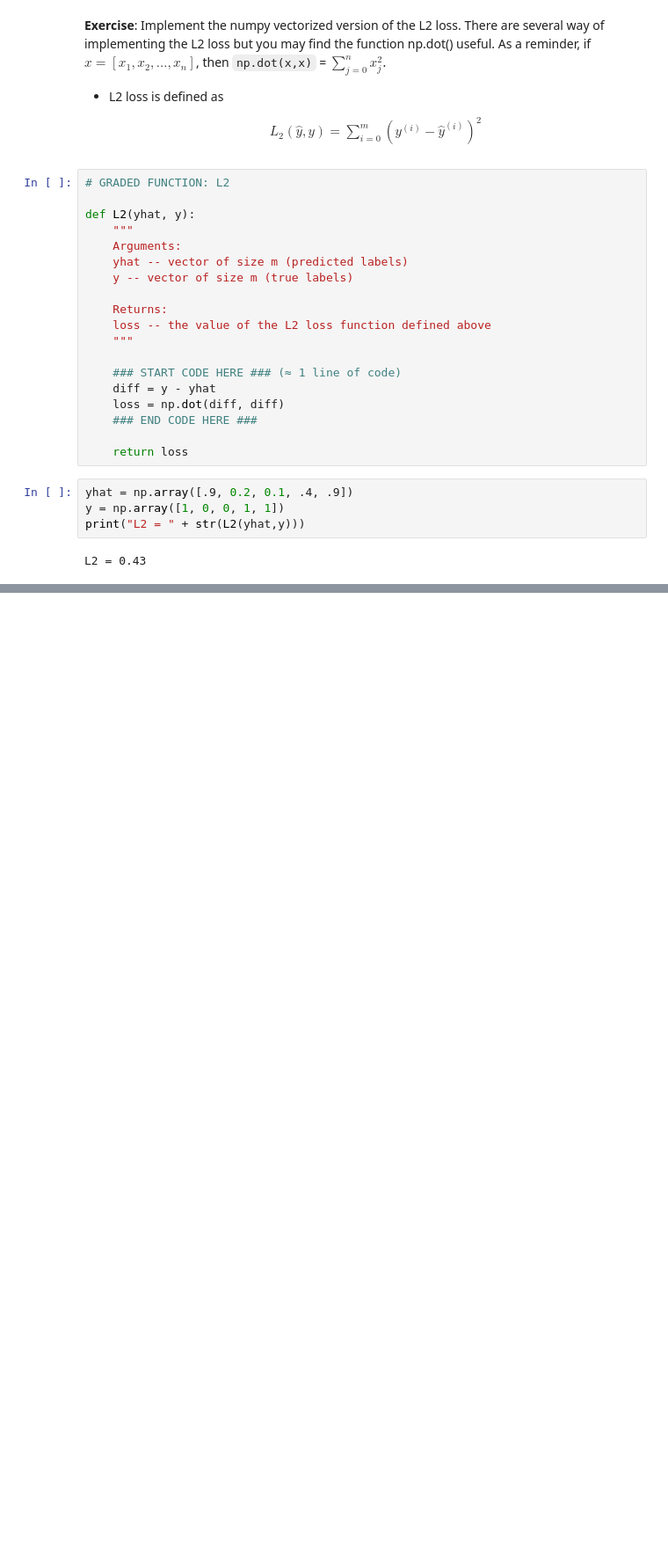
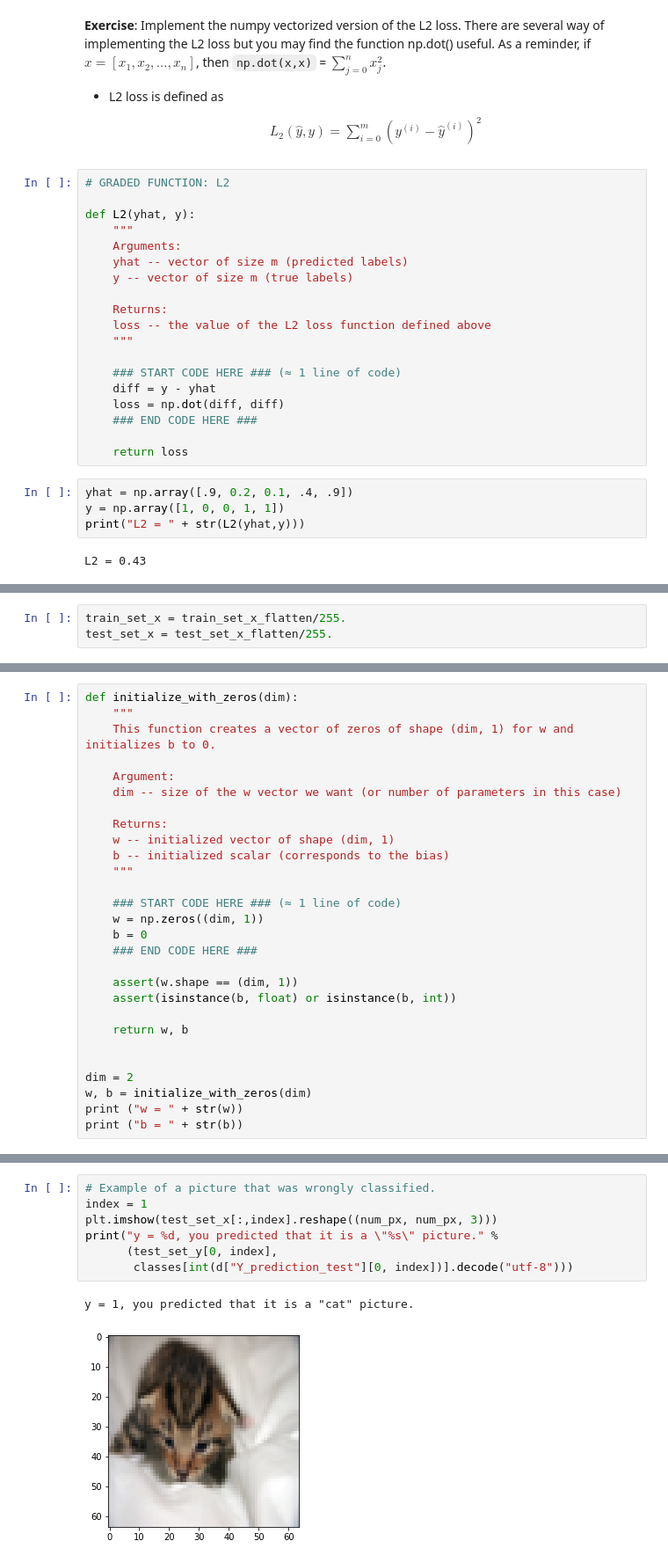
Before and after one commit to xinthink/coursera-deeplearning, a Jupyter notebook: 01-nn/week02/week02.ipynb, the cells around one changed output, grey strips where cells are left out. Shown at 88% size. Drawn from its saved outputs; the diff is of its cells as text; blank space fills up the shorter version.

```diff
--- a/01-nn/week02/week02.ipynb
+++ b/01-nn/week02/week02.ipynb
@@ -382,0 +461,3 @@ from lr_utils import load_dataset
+# %%
+train_set_x = train_set_x_flatten/255.
+test_set_x = test_set_x_flatten/255.
@@ -382,0 +541,28 @@ from lr_utils import load_dataset
+# %%
+def initialize_with_zeros(dim):
+    """
+    This function creates a vector of zeros of shape (dim, 1) for w and initializes b to 0.
+
+    Argument:
+    dim -- size of the w vector we want (or number of parameters in this case)
+
+    Returns:
+    w -- initialized vector of shape (dim, 1)
+    b -- initialized scalar (corresponds to the bias)
+    """
+
+    ### START CODE HERE ### (≈ 1 line of code)
+    w = np.zeros((dim, 1))
+    b = 0
+    ### END CODE HERE ###
+
+    assert(w.shape == (dim, 1))
+    assert(isinstance(b, float) or isinstance(b, int))
+
+    return w, b
+
+
+dim = 2
+w, b = initialize_with_zeros(dim)
+print ("w = " + str(w))
+print ("b = " + str(b))
@@ -382,0 +880,10 @@ from lr_utils import load_dataset
+# %%
+# Example of a picture that was wrongly classified.
+index = 1
+plt.imshow(test_set_x[:,index].reshape((num_px, num_px, 3)))
+print("y = %d, you predicted that it is a \"%s\" picture." %
+      (test_set_y[0, index],
+       classes[int(d["Y_prediction_test"][0, index])].decode("utf-8")))
+# %% [output]
+y = 1, you predicted that it is a "cat" picture.
+[figure, added]
```
Also changed, not shown: parts of 37 cells of this notebook, 5 other files.
